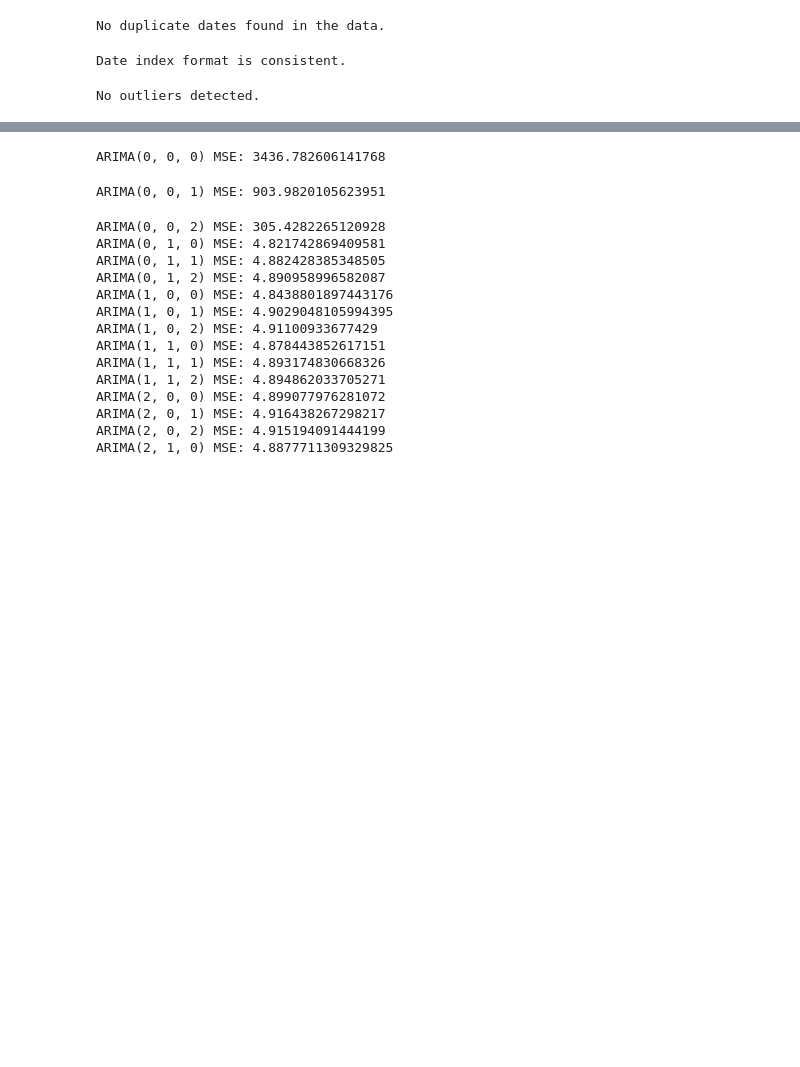
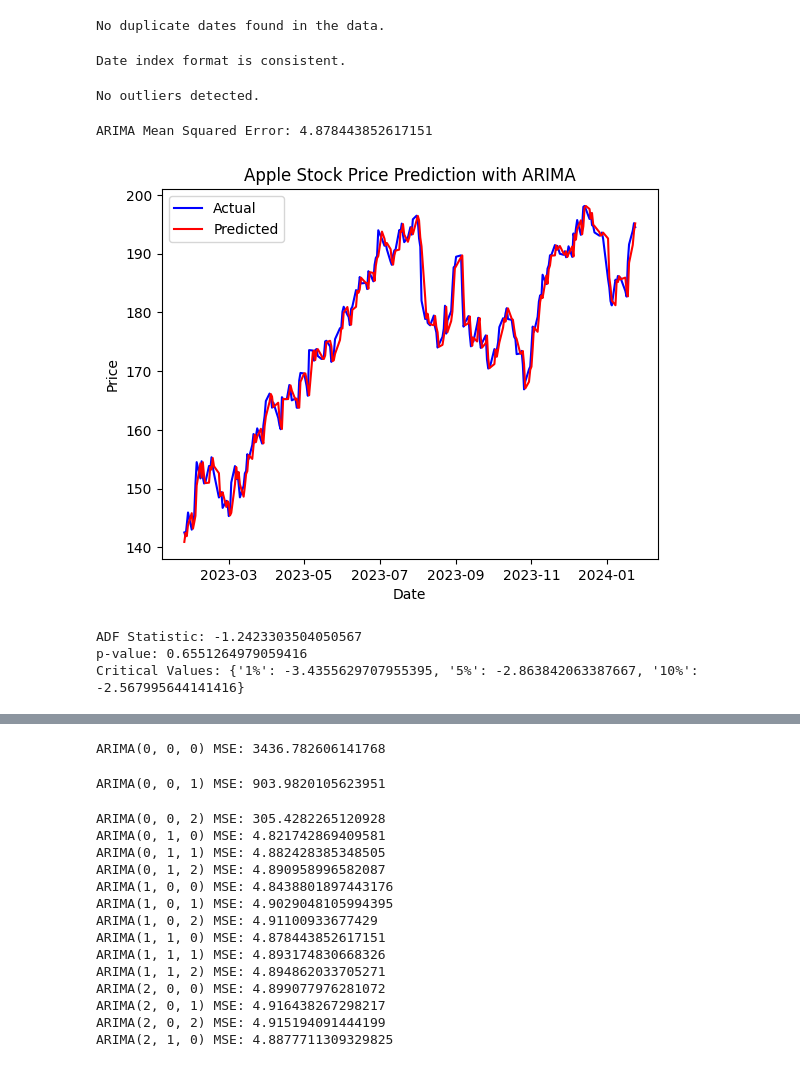
Before and after one commit to AnishBehera05/Predictive_analysis, a Jupyter notebook: Predicting_Apple_Stock_Prices_with_ARIMA.ipynb, the cells around one changed output, grey strips where cells are left out. Saved outputs shown, nothing was run; the diff lists cells and outputs as text; code cells hidden in the pictures; blank space fills up the shorter version.

```diff
--- a/Predicting_Apple_Stock_Prices_with_ARIMA.ipynb
+++ b/Predicting_Apple_Stock_Prices_with_ARIMA.ipynb
@@ -75,6 +75,65 @@ else:
 data.drop(columns=['Close_Zscore'], inplace=True)
 # %% [output]
 No outliers detected.
+# %%
+import numpy as np
+import pandas as pd
+import matplotlib.pyplot as plt
+from statsmodels.tsa.seasonal import seasonal_decompose
+from statsmodels.tsa.arima.model import ARIMA
+from sklearn.metrics import mean_squared_error
+from sklearn.model_selection import train_test_split
+from statsmodels.tsa.stattools import adfuller
+
+# Load Apple stock price data
+data = pd.read_csv('data.csv')
+data['Date'] = pd.to_datetime(data['Date'])
+data.set_index('Date', inplace=True)
+
+# Split data into train and test sets
+train_size = int(len(data) * 0.8)
+train, test = data[:train_size], data[train_size:]
+
+# ARIMA model
+model = ARIMA(train['Close'], order=(1, 1, 0))
+arima_model = model.fit()
+
+# Predictions
+history = [x for x in train['Close']]
+predictions = []
+for t in range(len(test)):
+    model = ARIMA(history, order=(1, 1, 0))
+    model_fit = model.fit()
+    output = model_fit.forecast()
+    yhat = output[0]
+    predictions.append(yhat)
+    obs = test['Close'].iloc[t]
+    history.append(obs)
+
+# Evaluate ARIMA model
+error = mean_squared_error(test['Close'], predictions)
+print('ARIMA Mean Squared Error:', error)
+
+# Visualize predictions
+plt.plot(test.index, test['Close'], color='blue', label='Actual')
+plt.plot(test.index, predictions, color='red', label='Predicted')
+plt.title('Apple Stock Price Prediction with ARIMA')
+plt.xlabel('Date')
+plt.ylabel('Price')
+plt.legend()
+plt.show()
+
+# Check for structural breaks
+adf_result = adfuller(data['Close'])
+print('ADF Statistic:', adf_result[0])
+print('p-value:', adf_result[1])
+print('Critical Values:', adf_result[4])
+# %% [output]
+ARIMA Mean Squared Error: 4.878443852617151
+[figure, added]
+ADF Statistic: -1.2423303504050567
+p-value: 0.6551264979059416
+Critical Values: {'1%': -3.4355629707955395, '5%': -2.863842063387667, '10%': -2.567995644141416}
 # %%
 import numpy as np
 import pandas as pd
```
Also changed, not shown: parts of 5 cells of this notebook.
